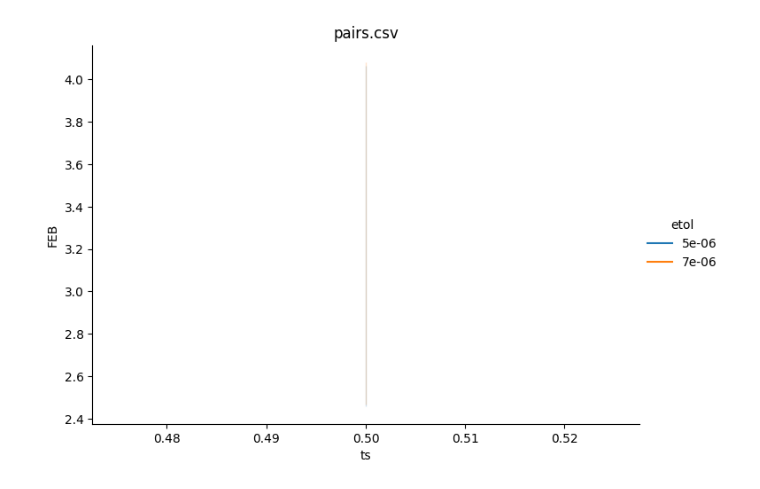
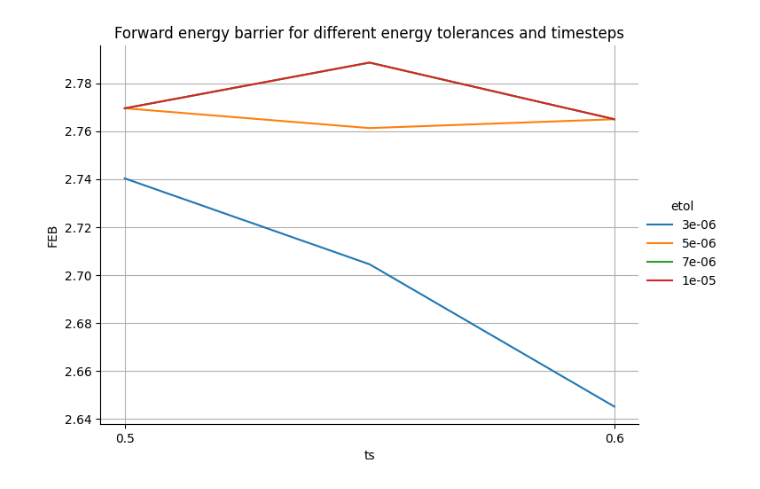
Before and after one commit to zimanyi-group/TOPCON-MD, a Jupyter notebook: lmpWrapper.ipynb, the cells around one changed output. Cells and saved outputs as stored; diff of their text form; code cells hidden in the pictures.

```diff
--- a/lmpWrapper.ipynb
+++ b/lmpWrapper.ipynb
@@ -3,6 +3,7 @@ from mpl_toolkits.mplot3d import Axes3D
 import matplotlib.pyplot as plt
 import pandas
 import seaborn as sns
+import numpy as np
 
 #seaborn.set(style='ticks')
 
@@ -14,42 +15,44 @@ base="/home/agoga/documents/code/topcon-md/output/NEB/sixloc/"
 fileList=["3924-1547.csv","3924-3632.csv","3924-1545.csv","3924-3599.csv","3924-1548.csv","3924-3955.csv"]
 
 base="/home/agoga/documents/code/topcon-md/output/NEB/preciseconvergence"
 fileList=["3924-1547.csv"]
 
-base="/home/agoga/documents/code/topcon-md/output/NEB/"#highHconv-testing/"
+base="/home/agoga/documents/code/topcon-md/output/NEB/noHConvergence/"
+base="/home/agoga/documents/code/topcon-md/output/NEB/HConvergence/"
 fileList=["pairs.csv"]
 
 #mirror pairs
 #133 126
 #344 134
 #339 124
 
 for f in fileList:
     d=base+f
     data = pandas.read_csv(d)
     #data = pandas.read_csv("/home/agoga/documents/code/topcon-md/output/NEB/fixed/4090.csv")
     #data = pandas.read_csv("/home/agoga/documents/code/topcon-md/output/NEB/varyTSmin/125.csv")
 
 
 
-    # data=data[data.etol<3e-5]
-    # data=data[data.etol>=5e-6]
-    # data=data[data.ts<=0.7]
-    # data=data[data.ts>=0.4]
-    # data = data[data.FEB > 0.05]
-    data = data[data.FEB < 5]
+    data=data[data.etol<3e-5]
+    data=data[data.etol>1e-06]
+    data=data[data.ts>=0.5]
+    data=data[data.ts<=0.6]
+    data = data[data.FEB < 4]
 
     # data=data[data.etol <3e-5]
     # data=data[data.etol >3e-6]
 
     #sns.relplot(data=data,x="ts",y="A",hue="etol", kind="line",aspect=1.4,palette='tab10')#sns.color_palette("Set2"))
     sns.relplot(data=data,x="ts",y="FEB",hue="etol", kind="line",aspect=1.4,palette='tab10')#sns.color_palette("Set2"))
 
     #plt.hlines(y=3.2,color='r',xmin=0.3,xmax=2,linestyles='-.')
     # plt.ylim(top=3.6)
-    plt.title(f)
+    plt.grid()
+    plt.xticks(np.arange(0.5,0.7,0.1))
+    plt.title('Forward energy barrier for different energy tolerances and timesteps')
 # %% [output]
-[figure, old version]
+[figure, new version]
 # %%
 from mpl_toolkits.mplot3d import Axes3D
 import matplotlib.pyplot as plt
```
Also changed, not shown: parts of 2 cells of this notebook, 7 other files.
